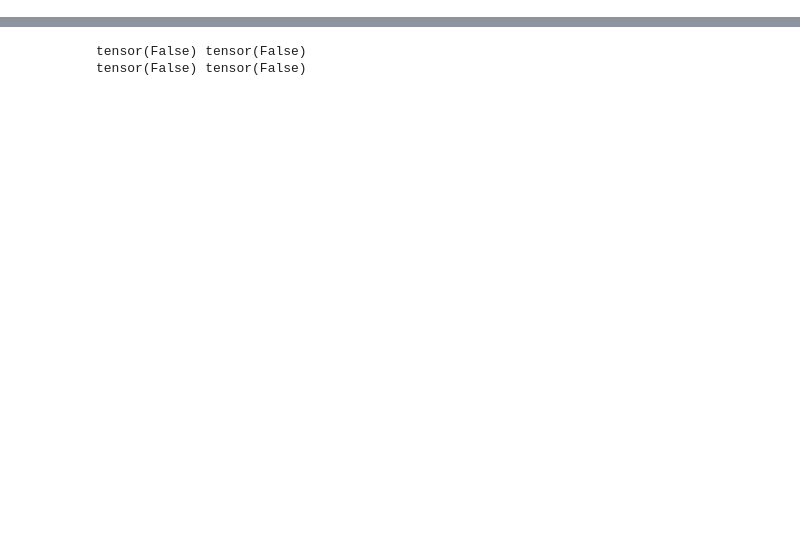
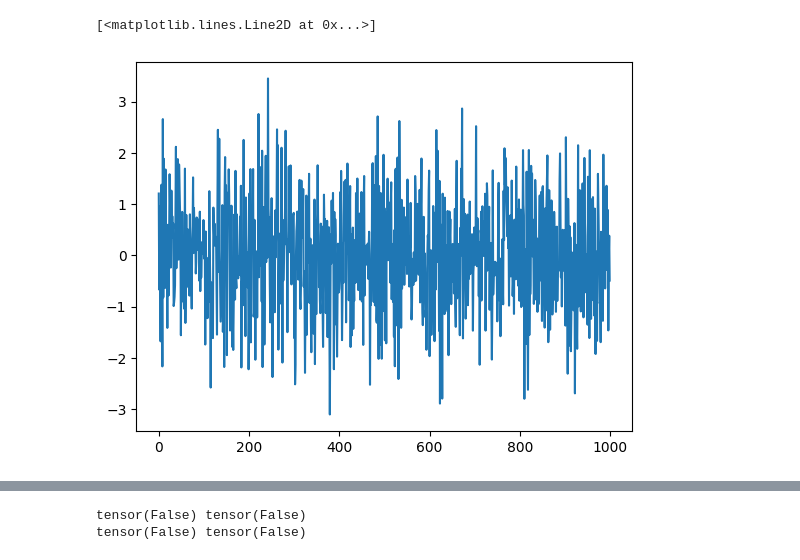
Before and after one commit to need2040/python_solution, a Jupyter notebook: garch-lstm/garch_lstmfin.ipynb, the cells around one changed output, grey strips where cells are left out. Drawn from its saved outputs; the diff is of its cells as text; code cells hidden in the pictures; blank space fills up the shorter version.

```diff
--- a/garch-lstm/garch_lstmfin.ipynb
+++ b/garch-lstm/garch_lstmfin.ipynb
@@ -49,0 +52,5 @@ class CustomSyntDataset(Dataset):
+# %%
+plt.plot(np.arange(1000), np.random.standard_normal(1000))
+# %% [output]
+[<matplotlib.lines.Line2D at 0x...>]
+[figure, added]
```
Also changed, not shown: parts of 8 cells of this notebook, 3 other files.
